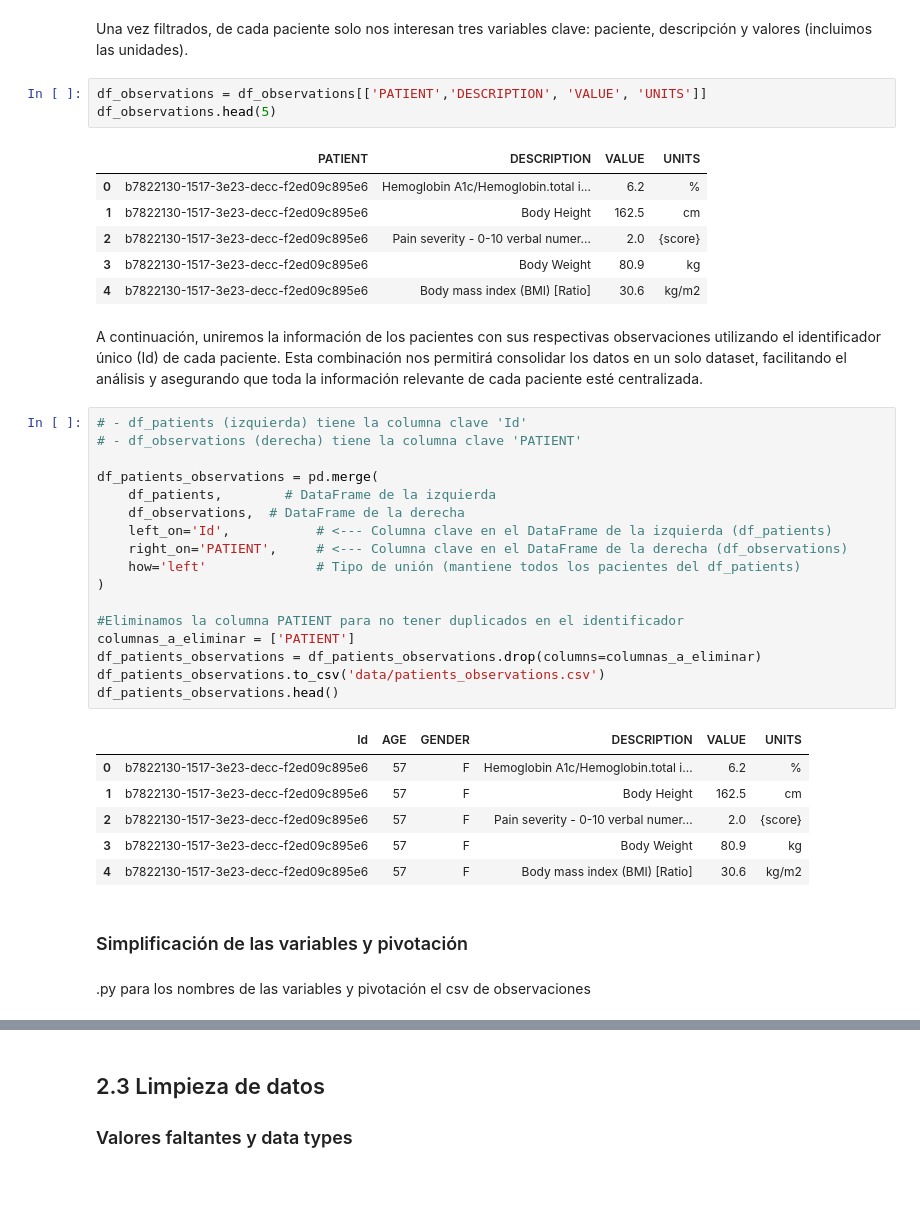
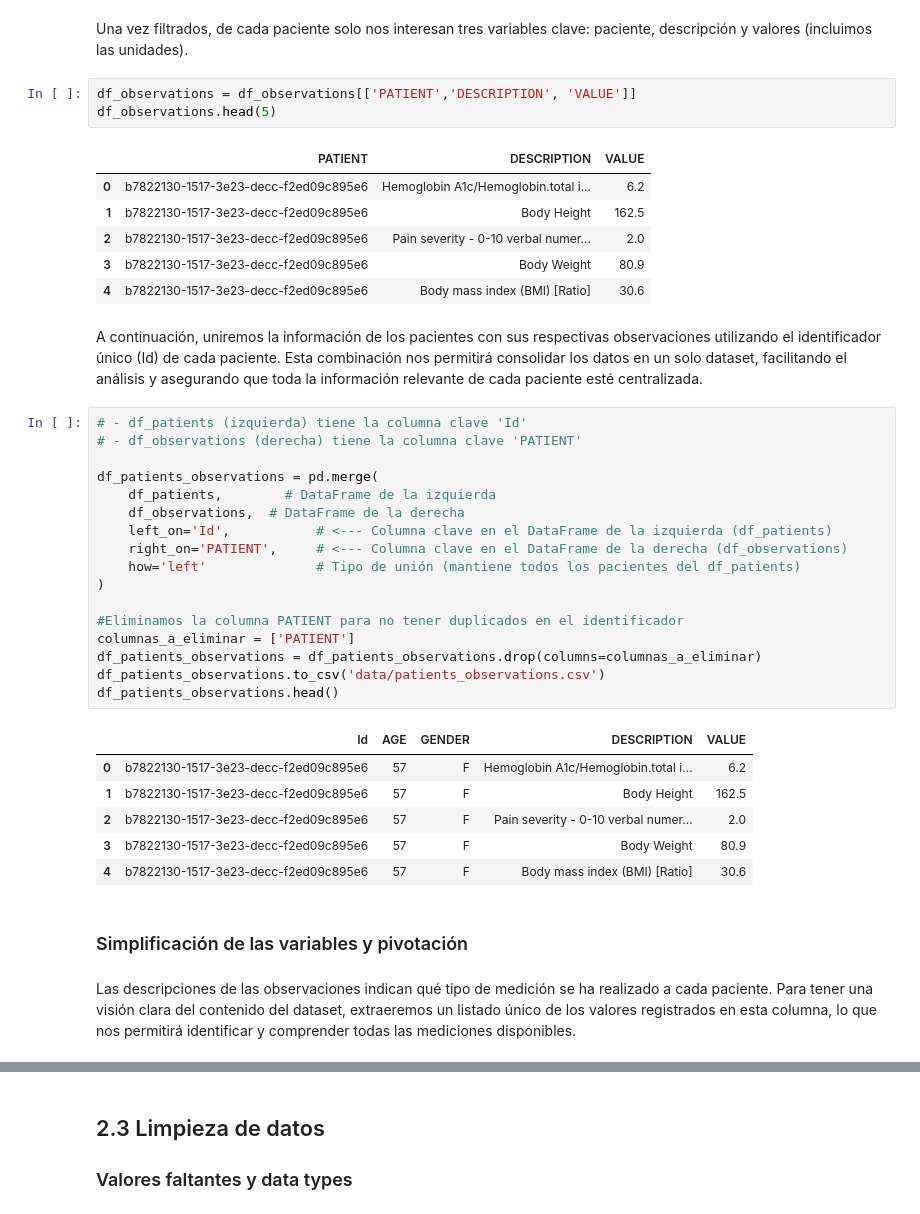
Before and after one commit to anavagi/anticoagulant-patology-analysis, a Jupyter notebook: Exploration_and_Classification.ipynb, the cells around one changed output, grey strips where cells are left out. Drawn from its saved outputs; the diff is of its cells as text; blank space fills up the shorter version.

```diff
--- a/Exploration_and_Classification.ipynb
+++ b/Exploration_and_Classification.ipynb
@@ -264,15 +268,15 @@ Cantidad de observaciones de pacientes con al menos una descripción con INR: 69
 # %% [markdown]
 Una vez filtrados, de cada paciente solo nos interesan tres variables clave: paciente, descripción y valores (incluimos las unidades).
 # %%
-df_observations = df_observations[['PATIENT','DESCRIPTION', 'VALUE', 'UNITS']]
+df_observations = df_observations[['PATIENT','DESCRIPTION', 'VALUE']]
 df_observations.head(5)
 # %% [output]
-|  | PATIENT | DESCRIPTION | VALUE | UNITS |
-| 0 | b7822130-1517-3e23-decc-f2ed09c895e6 | Hemoglobin A1c/Hemoglobin.total i... | 6.2 | % |
-| 1 | b7822130-1517-3e23-decc-f2ed09c895e6 | Body Height | 162.5 | cm |
-| 2 | b7822130-1517-3e23-decc-f2ed09c895e6 | Pain severity - 0-10 verbal numer... | 2.0 | {score} |
-| 3 | b7822130-1517-3e23-decc-f2ed09c895e6 | Body Weight | 80.9 | kg |
-| 4 | b7822130-1517-3e23-decc-f2ed09c895e6 | Body mass index (BMI) [Ratio] | 30.6 | kg/m2 |
+|  | PATIENT | DESCRIPTION | VALUE |
+| 0 | b7822130-1517-3e23-decc-f2ed09c895e6 | Hemoglobin A1c/Hemoglobin.total i... | 6.2 |
+| 1 | b7822130-1517-3e23-decc-f2ed09c895e6 | Body Height | 162.5 |
+| 2 | b7822130-1517-3e23-decc-f2ed09c895e6 | Pain severity - 0-10 verbal numer... | 2.0 |
+| 3 | b7822130-1517-3e23-decc-f2ed09c895e6 | Body Weight | 80.9 |
+| 4 | b7822130-1517-3e23-decc-f2ed09c895e6 | Body mass index (BMI) [Ratio] | 30.6 |
 # %% [markdown]
 A continuación, uniremos la información de los pacientes con sus respectivas observaciones utilizando el identificador único (Id) de cada paciente. Esta combinación nos permitirá consolidar los datos en un solo dataset, facilitando el análisis y asegurando que toda la información relevante de cada paciente esté centralizada.
 # %%
@@ -293,16 +297,16 @@ df_patients_observations = df_patients_observations.drop(columns=columnas_a_elim
 df_patients_observations.to_csv('data/patients_observations.csv')
 df_patients_observations.head()
 # %% [output]
-|  | Id | AGE | GENDER | DESCRIPTION | VALUE | UNITS |
-| 0 | b7822130-1517-3e23-decc-f2ed09c895e6 | 57 | F | Hemoglobin A1c/Hemoglobin.total i... | 6.2 | % |
-| 1 | b7822130-1517-3e23-decc-f2ed09c895e6 | 57 | F | Body Height | 162.5 | cm |
-| 2 | b7822130-1517-3e23-decc-f2ed09c895e6 | 57 | F | Pain severity - 0-10 verbal numer... | 2.0 | {score} |
-| 3 | b7822130-1517-3e23-decc-f2ed09c895e6 | 57 | F | Body Weight | 80.9 | kg |
-| 4 | b7822130-1517-3e23-decc-f2ed09c895e6 | 57 | F | Body mass index (BMI) [Ratio] | 30.6 | kg/m2 |
+|  | Id | AGE | GENDER | DESCRIPTION | VALUE |
+| 0 | b7822130-1517-3e23-decc-f2ed09c895e6 | 57 | F | Hemoglobin A1c/Hemoglobin.total i... | 6.2 |
+| 1 | b7822130-1517-3e23-decc-f2ed09c895e6 | 57 | F | Body Height | 162.5 |
+| 2 | b7822130-1517-3e23-decc-f2ed09c895e6 | 57 | F | Pain severity - 0-10 verbal numer... | 2.0 |
+| 3 | b7822130-1517-3e23-decc-f2ed09c895e6 | 57 | F | Body Weight | 80.9 |
+| 4 | b7822130-1517-3e23-decc-f2ed09c895e6 | 57 | F | Body mass index (BMI) [Ratio] | 30.6 |
 # %% [markdown]
 ### Simplificación de las variables y pivotación
 # %% [markdown]
-.py para los nombres de las variables y pivotación el csv de observaciones
+Las descripciones de las observaciones indican qué tipo de medición se ha realizado a cada paciente. Para tener una visión clara del contenido del dataset, extraeremos un listado único de los valores registrados en esta columna, lo que nos permitirá identificar y comprender todas las mediciones disponibles.
 # %%
 df_patients_observations['DESCRIPTION'].unique()
 # %% [output]
```
Also changed, not shown: parts of 10 cells of this notebook.
